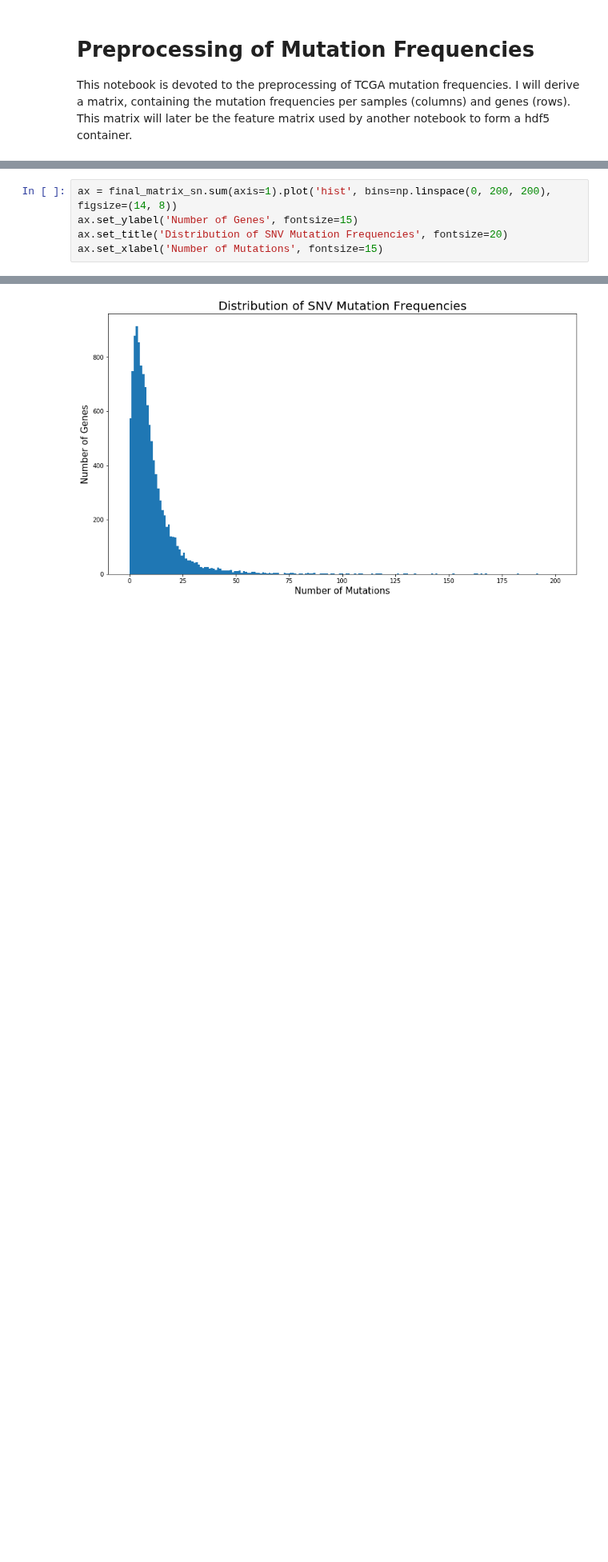
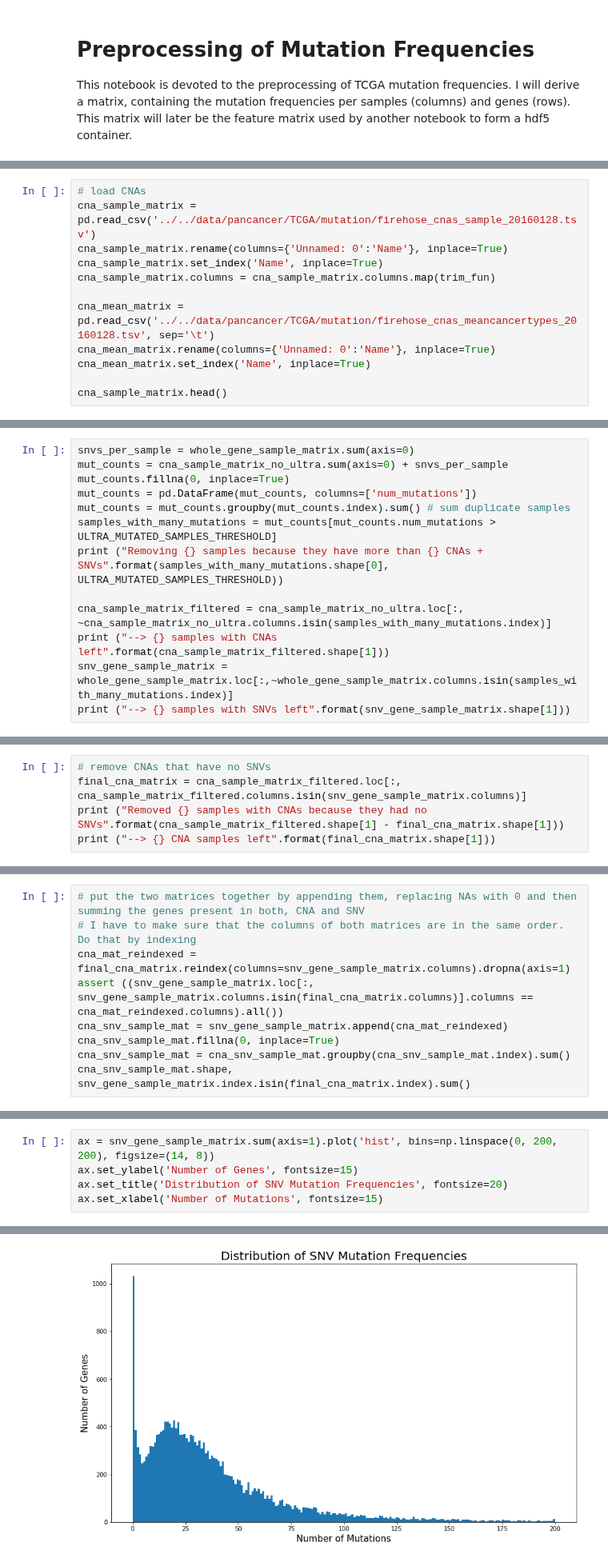
Before and after one commit to schulter/EMOGI, a Jupyter notebook: pancancer/mutfreq/preprocess_mutation_freqs.ipynb, the cells around one changed output, grey strips where cells are left out. Shown at 80% size. Drawn from its saved outputs; the diff is of its cells as text; blank space fills up the shorter version.

Commit message:
Mutation frequency preprocessing was updated and is now much clearer.
Also, the new MAF files from cancer types are used instead of the 144 downloaded ones before.

```diff
--- a/pancancer/mutfreq/preprocess_mutation_freqs.ipynb
+++ b/pancancer/mutfreq/preprocess_mutation_freqs.ipynb
@@ -125,0 +189,12 @@ print ("--> Only {} elements are > 0".format(np.prod(final_matrix_sn.shape) - no
+# %%
+# load CNAs
+cna_sample_matrix = pd.read_csv('../../data/pancancer/TCGA/mutation/firehose_cnas_sample_20160128.tsv')
+cna_sample_matrix.rename(columns={'Unnamed: 0':'Name'}, inplace=True)
+cna_sample_matrix.set_index('Name', inplace=True)
+cna_sample_matrix.columns = cna_sample_matrix.columns.map(trim_fun)
+
+cna_mean_matrix = pd.read_csv('../../data/pancancer/TCGA/mutation/firehose_cnas_meancancertypes_20160128.tsv', sep='\t')
+cna_mean_matrix.rename(columns={'Unnamed: 0':'Name'}, inplace=True)
+cna_mean_matrix.set_index('Name', inplace=True)
+
+cna_sample_matrix.head()
@@ -125,0 +230,13 @@ print ("--> Only {} elements are > 0".format(np.prod(final_matrix_sn.shape) - no
+# %%
+snvs_per_sample = whole_gene_sample_matrix.sum(axis=0)
+mut_counts = cna_sample_matrix_no_ultra.sum(axis=0) + snvs_per_sample
+mut_counts.fillna(0, inplace=True)
+mut_counts = pd.DataFrame(mut_counts, columns=['num_mutations'])
+mut_counts = mut_counts.groupby(mut_counts.index).sum() # sum duplicate samples
+samples_with_many_mutations = mut_counts[mut_counts.num_mutations > ULTRA_MUTATED_SAMPLES_THRESHOLD]
+print ("Removing {} samples because they have more than {} CNAs + SNVs".format(samples_with_many_mutations.shape[0], ULTRA_MUTATED_SAMPLES_THRESHOLD))
+
+cna_sample_matrix_filtered = cna_sample_matrix_no_ultra.loc[:, ~cna_sample_matrix_no_ultra.columns.isin(samples_with_many_mutations.index)]
+print ("--> {} samples with CNAs left".format(cna_sample_matrix_filtered.shape[1]))
+snv_gene_sample_matrix = whole_gene_sample_matrix.loc[:,~whole_gene_sample_matrix.columns.isin(samples_with_many_mutations.index)]
+print ("--> {} samples with SNVs left".format(snv_gene_sample_matrix.shape[1]))
@@ -125,0 +247,5 @@ print ("--> Only {} elements are > 0".format(np.prod(final_matrix_sn.shape) - no
+# %%
+# remove CNAs that have no SNVs
+final_cna_matrix = cna_sample_matrix_filtered.loc[:, cna_sample_matrix_filtered.columns.isin(snv_gene_sample_matrix.columns)]
+print ("Removed {} samples with CNAs because they had no SNVs".format(cna_sample_matrix_filtered.shape[1] - final_cna_matrix.shape[1]))
+print ("--> {} CNA samples left".format(final_cna_matrix.shape[1]))
@@ -125,0 +260,9 @@ print ("--> Only {} elements are > 0".format(np.prod(final_matrix_sn.shape) - no
+# %%
+# put the two matrices together by appending them, replacing NAs with 0 and then summing the genes present in both, CNA and SNV
+# I have to make sure that the columns of both matrices are in the same order. Do that by indexing
+cna_mat_reindexed = final_cna_matrix.reindex(columns=snv_gene_sample_matrix.columns).dropna(axis=1)
+assert ((snv_gene_sample_matrix.loc[:, snv_gene_sample_matrix.columns.isin(final_cna_matrix.columns)].columns == cna_mat_reindexed.columns).all())
+cna_snv_sample_mat = snv_gene_sample_matrix.append(cna_mat_reindexed)
+cna_snv_sample_mat.fillna(0, inplace=True)
+cna_snv_sample_mat = cna_snv_sample_mat.groupby(cna_snv_sample_mat.index).sum()
+cna_snv_sample_mat.shape, snv_gene_sample_matrix.index.isin(final_cna_matrix.index).sum()
@@ -134,5 +279,5 @@ ax.set_xlabel('Mutation Frequency', fontsize=15)
 # %%
-ax = final_matrix_sn.sum(axis=1).plot('hist', bins=np.linspace(0, 200, 200), figsize=(14, 8))
+ax = snv_gene_sample_matrix.sum(axis=1).plot('hist', bins=np.linspace(0, 200, 200), figsize=(14, 8))
 ax.set_ylabel('Number of Genes', fontsize=15)
 ax.set_title('Distribution of SNV Mutation Frequencies', fontsize=20)
 ax.set_xlabel('Number of Mutations', fontsize=15)
@@ -141 +286 @@ ax.set_xlabel('Number of Mutations', fontsize=15)
-[figure, old version]
+[figure, new version]
```
Also changed, not shown: parts of 62 cells of this notebook.
